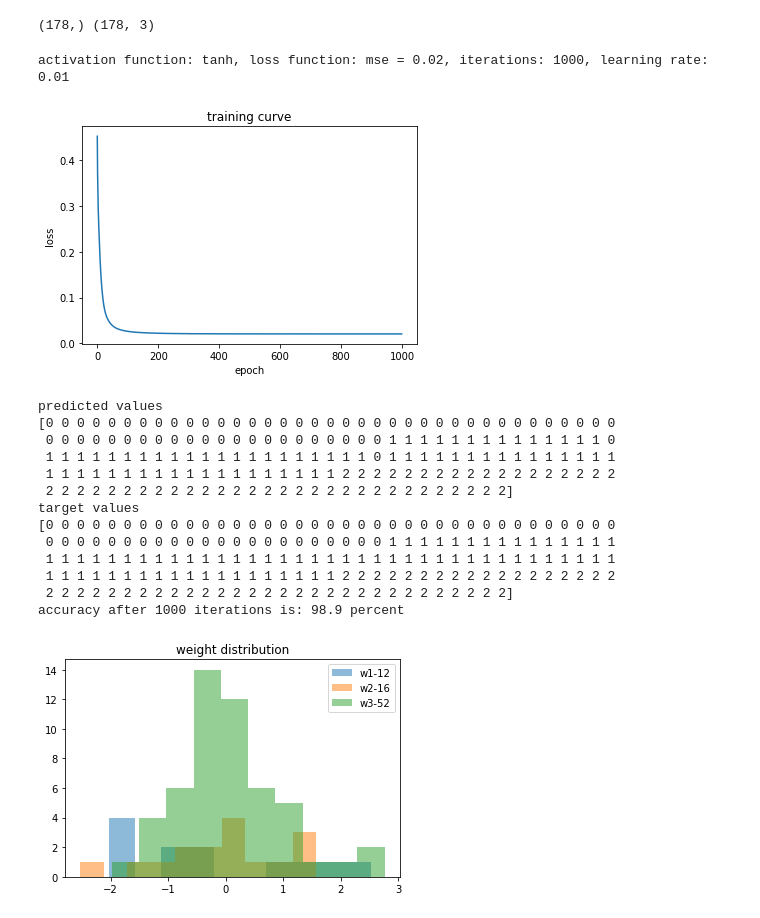
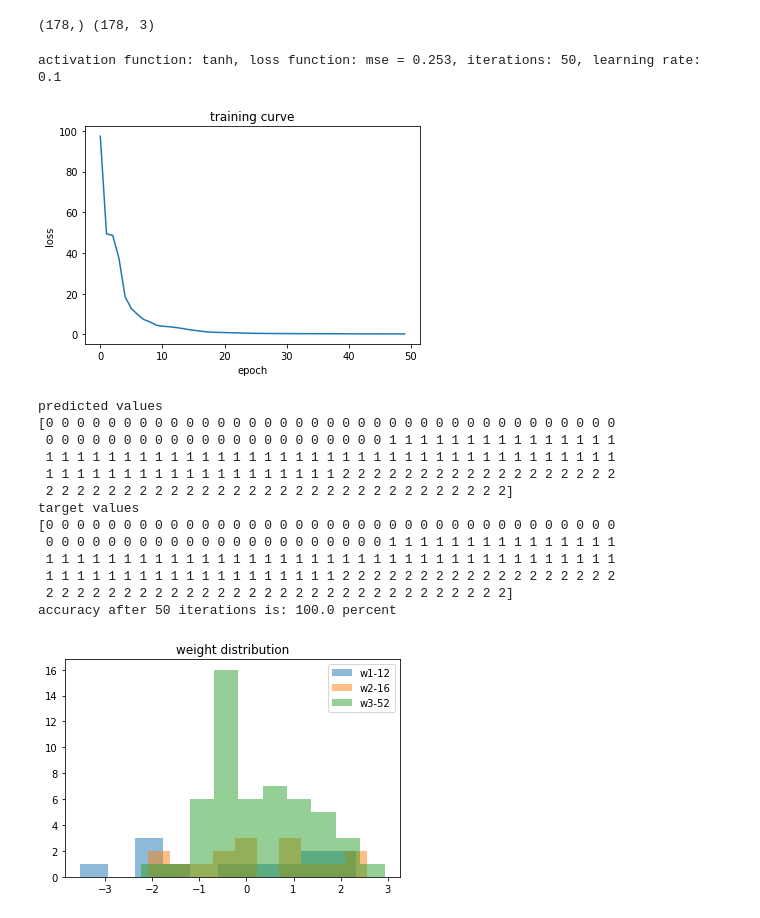
Before and after one commit to sayred1/CMS, a Jupyter notebook: ML/MLP model from scratch.ipynb, the cells around one changed output. Drawn from its saved outputs; the diff is of its cells as text; code cells hidden in the pictures.

```diff
--- a/ML/MLP model from scratch.ipynb
+++ b/ML/MLP model from scratch.ipynb
@@ -163,16 +160,19 @@ class my_MLPClassifier(object):
         else:
             print('%s not a valid activation function' %(self.activation_method))
 
-
     def log_loss(self,y_,y):
         m = y_.shape[0]
         if self.loss_method == 'logloss':
-            return -1/m * np.sum(y * np.log(y_))
+            return -1 * np.sum(y * np.log(y_))
         elif self.loss_method == 'mse':
-            return 0.5/m * np.sum(np.power(y_-y,2))
+            return 0.5 * np.sum(np.power(y-y_,2))
 
     def grad_loss(self,y_,y):
-        return  y_ - y
+        m = y_.shape[0]
+        if self.loss_method == 'logloss':
+            return -1*(y/y_)
+        elif self.loss_method == 'mse':
+            return  - (y-y_)
 
     def grad_activation(self,x):
         if self.activation_method == 'sigmoid':
@@ -239,8 +239,8 @@ print(Y.shape,y.shape)
 # %% [output]
 (178,) (178, 3)
 # %%
-max_iter=1000
-my_mlp = my_MLPClassifier(hidden=[4,4],max_iter=max_iter,learning_rate=0.01,decay_rate=0.99,
+max_iter=50
+my_mlp = my_MLPClassifier(hidden=[4,4],max_iter=max_iter,learning_rate=0.1,decay_rate=0.99,
                           activation='tanh',loss='mse')
 my_mlp.fit(x0,y)
 y_ = my_mlp.predict(x0) # predictions in shape (173,3)
@@ -248,36 +248,36 @@ print('predicted values')
 print(y_)
 print('target values')
 print(Y)
 count = 0
 for i in range(len(y_)):
     if y_[i] == Y[i]:
         count += 1
 print('accuracy after %s iterations is: %s percent' %(max_iter,100*round(count/len(y_),3)))
 
 # look at distribution of the weights
 w1 = my_mlp.weights[0].flatten()
 w2 = my_mlp.weights[1].flatten()
 w3 = my_mlp.weights[2].flatten()
 plt.title('weight distribution')
 plt.hist(w1, alpha=0.5, label='w1-'+str(len(w1)))
 plt.hist(w2, alpha=0.5, label='w2-'+str(len(w2)))
 plt.hist(w3, alpha=0.5, label='w3-'+str(len(w3)))
 plt.legend()
 plt.show()
 # %% [output]
-activation function: tanh, loss function: mse = 0.02, iterations: 1000, learning rate: 0.01
+activation function: tanh, loss function: mse = 0.253, iterations: 50, learning rate: 0.1
-[figure, old version]
+[figure, new version]
 predicted values
 [0 0 0 0 0 0 0 0 0 0 0 0 0 0 0 0 0 0 0 0 0 0 0 0 0 0 0 0 0 0 0 0 0 0 0 0 0
- 0 0 0 0 0 0 0 0 0 0 0 0 0 0 0 0 0 0 0 0 0 0 1 1 1 1 1 1 1 1 1 1 1 1 1 1 0
- 1 1 1 1 1 1 1 1 1 1 1 1 1 1 1 1 1 1 1 1 1 0 1 1 1 1 1 1 1 1 1 1 1 1 1 1 1
+ 0 0 0 0 0 0 0 0 0 0 0 0 0 0 0 0 0 0 0 0 0 0 1 1 1 1 1 1 1 1 1 1 1 1 1 1 1
+ 1 1 1 1 1 1 1 1 1 1 1 1 1 1 1 1 1 1 1 1 1 1 1 1 1 1 1 1 1 1 1 1 1 1 1 1 1
  1 1 1 1 1 1 1 1 1 1 1 1 1 1 1 1 1 1 1 2 2 2 2 2 2 2 2 2 2 2 2 2 2 2 2 2 2
  2 2 2 2 2 2 2 2 2 2 2 2 2 2 2 2 2 2 2 2 2 2 2 2 2 2 2 2 2 2]
 target values
 [0 0 0 0 0 0 0 0 0 0 0 0 0 0 0 0 0 0 0 0 0 0 0 0 0 0 0 0 0 0 0 0 0 0 0 0 0
  0 0 0 0 0 0 0 0 0 0 0 0 0 0 0 0 0 0 0 0 0 0 1 1 1 1 1 1 1 1 1 1 1 1 1 1 1
  1 1 1 1 1 1 1 1 1 1 1 1 1 1 1 1 1 1 1 1 1 1 1 1 1 1 1 1 1 1 1 1 1 1 1 1 1
  1 1 1 1 1 1 1 1 1 1 1 1 1 1 1 1 1 1 1 2 2 2 2 2 2 2 2 2 2 2 2 2 2 2 2 2 2
  2 2 2 2 2 2 2 2 2 2 2 2 2 2 2 2 2 2 2 2 2 2 2 2 2 2 2 2 2 2]
-accuracy after 1000 iterations is: 98.9 percent
+accuracy after 50 iterations is: 100.0 percent
-[figure, old version]
+[figure, new version]
```
Also changed, not shown: parts of 6 cells of this notebook.
